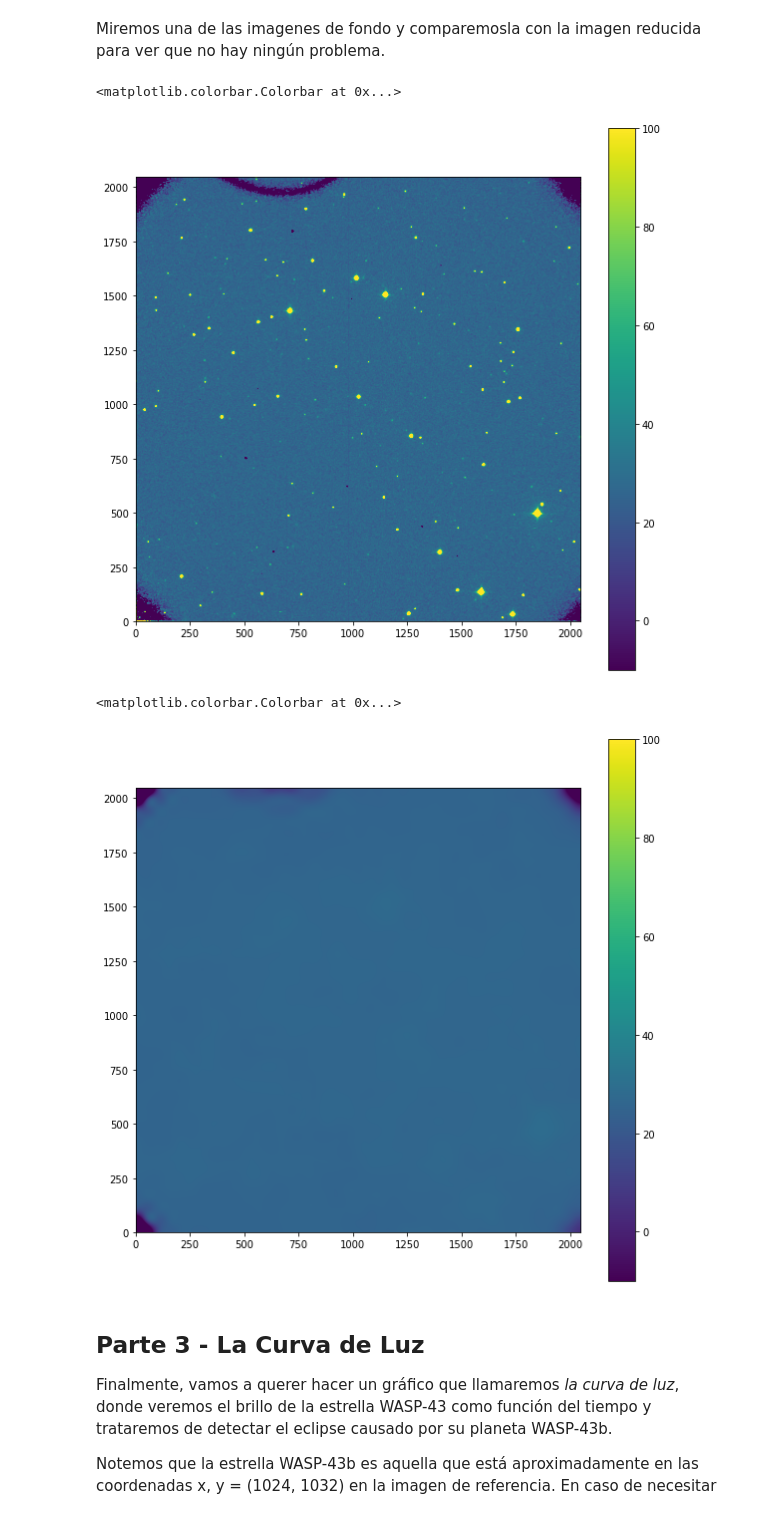
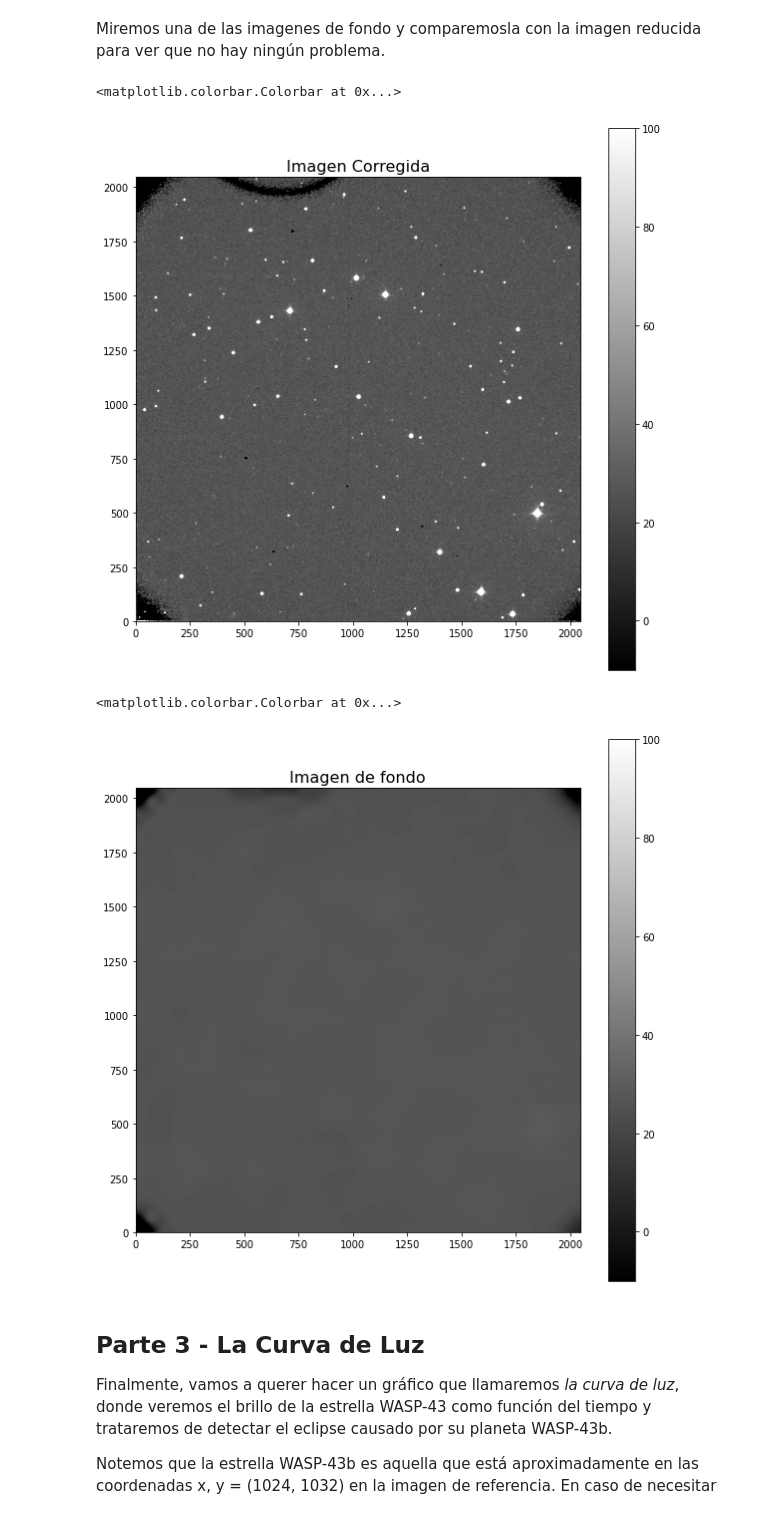
Before and after one commit to tanaxer01/DHA1001_Transito, a Jupyter notebook: Ejemplo WASP43.ipynb, the cells around one changed output. Saved outputs shown, nothing was run; the diff lists cells and outputs as text; code cells hidden in the pictures.

```diff
--- a/Ejemplo WASP43.ipynb
+++ b/Ejemplo WASP43.ipynb
@@ -261,23 +279,25 @@ imagen_corregida = fits.open("wasp43_red/ciencia_00000010.fit")
 norm = ImageNormalize(imagen_corregida[0].data, interval=ZScaleInterval())
 fig = plt.figure(figsize=(10,10))
 ax = fig.add_subplot(1, 1, 1)
-im = ax.imshow(imagen_corregida[0].data, origin='lower', norm=norm)
+im = ax.imshow(imagen_corregida[0].data, origin='lower', norm=norm, cmap='gray')
 im.set_clim(-10, 100)
+ax.set_title('Imagen Corregida', fontsize=16)
 fig.colorbar(im)
 # %% [output]
 <matplotlib.colorbar.Colorbar at 0x...>
-[figure, old version]
+[figure, new version]
 # %%
 imagen_cielo = fits.open("wasp43_red/ciencia_00000010.bkg.fits")
 norm = ImageNormalize(imagen_corregida[0].data, interval=ZScaleInterval())
 fig = plt.figure(figsize=(10,10))
 ax = fig.add_subplot(1, 1, 1)
-im = ax.imshow(imagen_cielo[0].data, origin='lower', norm=norm)
+im = ax.imshow(imagen_cielo[0].data, origin='lower', norm=norm, cmap='gray')
 im.set_clim(-10, 100)
+ax.set_title('Imagen de fondo', fontsize=16)
 fig.colorbar(im)
 # %% [output]
 <matplotlib.colorbar.Colorbar at 0x...>
-[figure, old version]
+[figure, new version]
 # %% [markdown]
 ## Parte 3 - La Curva de Luz
 
```
Also changed, not shown: parts of 16 cells of this notebook.
